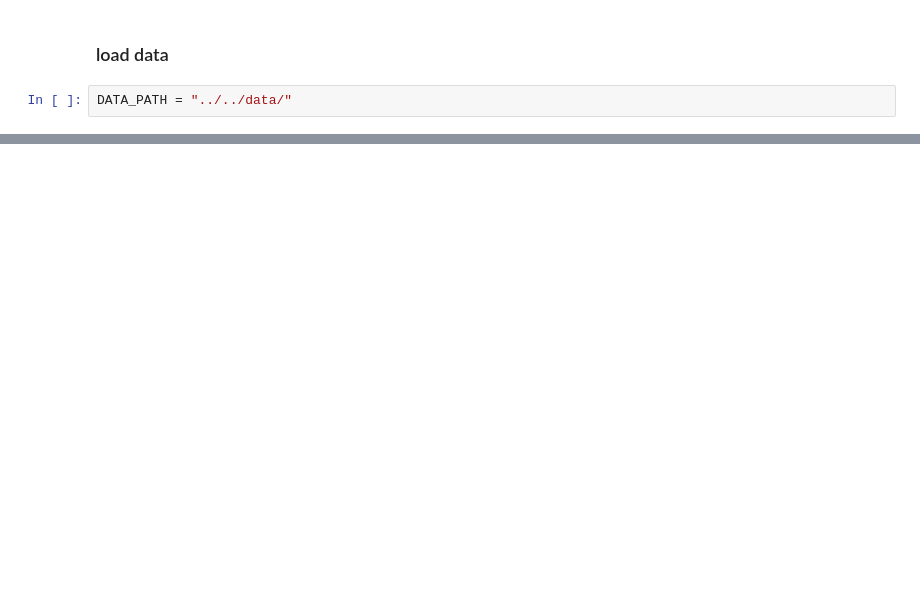
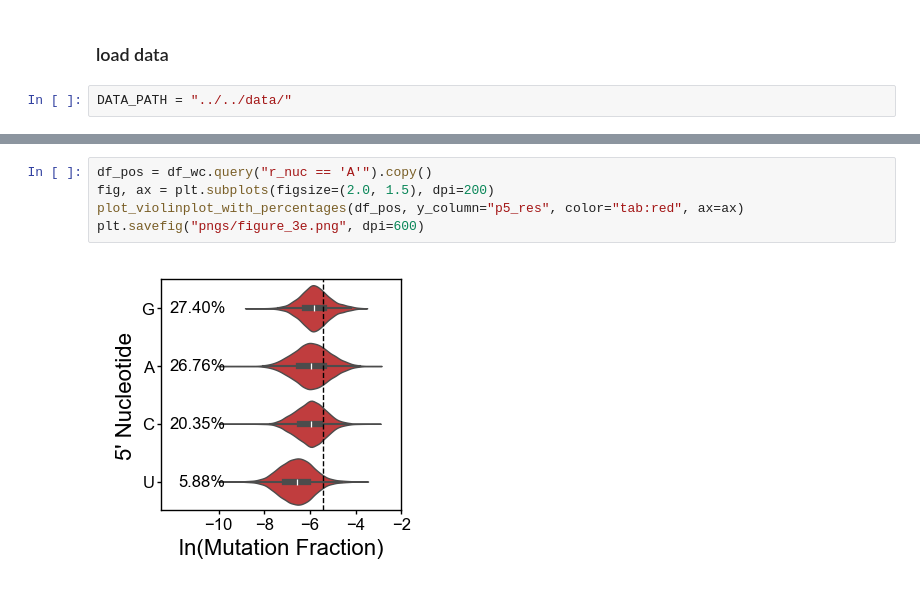
Before and after one commit to YesselmanLabPublications/2025_char_3d_struct_features, a Jupyter notebook: notebooks/figures/figure_3.ipynb, the cells around one changed output, grey strips where cells are left out. Drawn from its saved outputs; the diff is of its cells as text; blank space fills up the shorter version.

```diff
--- a/notebooks/figures/figure_3.ipynb
+++ b/notebooks/figures/figure_3.ipynb
@@ -111,0 +160,7 @@ format_small_plot(ax)
+# %%
+df_pos = df_wc.query("r_nuc == 'A'").copy()
+fig, ax = plt.subplots(figsize=(2.0, 1.5), dpi=200)
+plot_violinplot_with_percentages(df_pos, y_column="p5_res", color="tab:red", ax=ax)
+plt.savefig("pngs/figure_3e.png", dpi=600)
+# %% [output]
+[figure, added]
```
Also changed, not shown: parts of 11 cells of this notebook, 10 other files.
